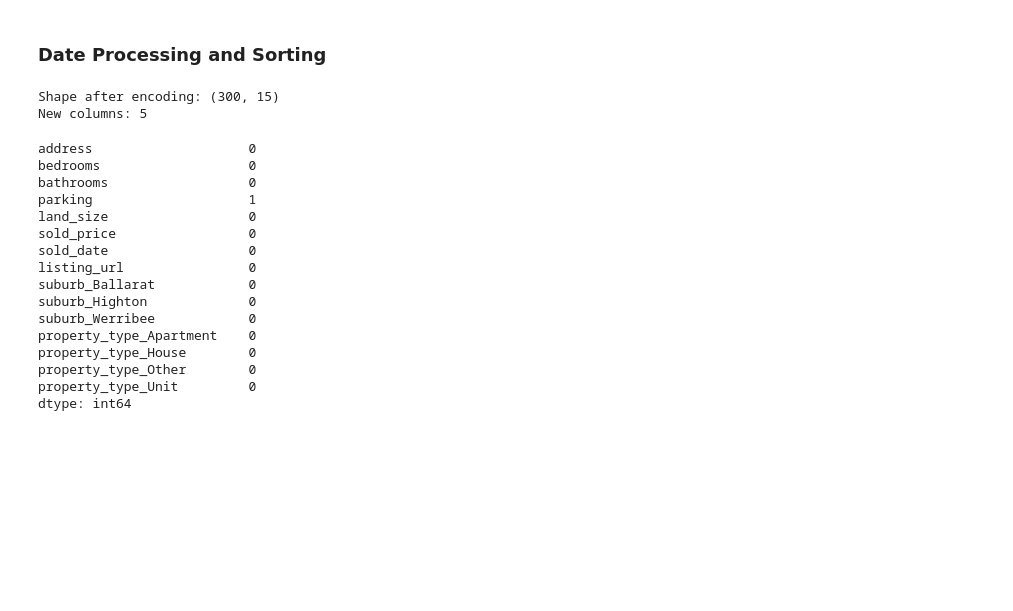
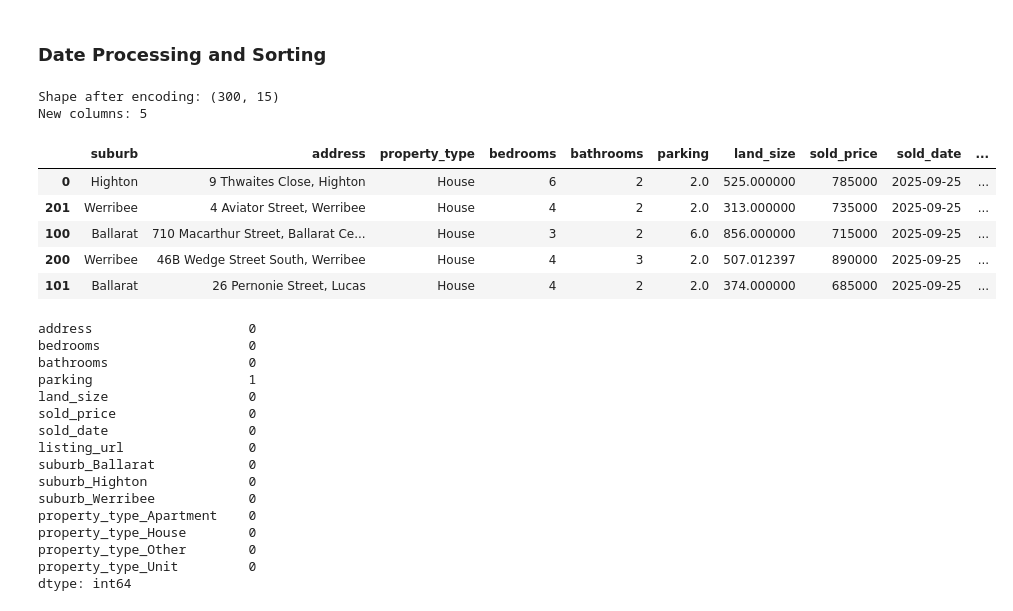
Before and after one commit to hashem59/ML-8.2, a Jupyter notebook: task.ipynb, the cells around one changed output. Saved outputs shown, nothing was run; the diff lists cells and outputs as text; code cells hidden in the pictures; blank space fills up the shorter version.

```diff
--- a/task.ipynb
+++ b/task.ipynb
@@ -58,13 +58,20 @@ df = df.sort_values('sold_date', ascending=False, na_position='last')
 # %%
 # One-hot encode categorical variables
 categorical_cols = ['suburb', 'property_type']
 df_processed = pd.get_dummies(df, columns=categorical_cols, prefix=categorical_cols, dummy_na=False)
 
 print(f"Shape after encoding: {df_processed.shape}")
 print(f"New columns: {df_processed.shape[1] - df.shape[1]}")
+df.head()
 # %% [output]
 Shape after encoding: (300, 15)
 New columns: 5
+|  | suburb | address | property_type | bedrooms | bathrooms | parking | land_size | sold_price | sold_date | ... |
+| 0 | Highton | 9 Thwaites Close, Highton | House | 6 | 2 | 2.0 | 525.000000 | 785000 | 2025-09-25 | ... |
+| 201 | Werribee | 4 Aviator Street, Werribee | House | 4 | 2 | 2.0 | 313.000000 | 735000 | 2025-09-25 | ... |
+| 100 | Ballarat | 710 Macarthur Street, Ballarat Ce... | House | 3 | 2 | 6.0 | 856.000000 | 715000 | 2025-09-25 | ... |
+| 200 | Werribee | 46B Wedge Street South, Werribee | House | 4 | 3 | 2.0 | 507.012397 | 890000 | 2025-09-25 | ... |
+| 101 | Ballarat | 26 Pernonie Street, Lucas | House | 4 | 2 | 2.0 | 374.000000 | 685000 | 2025-09-25 | ... |
 # %%
 # print missing values
 print(df_processed.isnull().sum())
```
Also changed, not shown: parts of 2 cells of this notebook, 3 other files.
